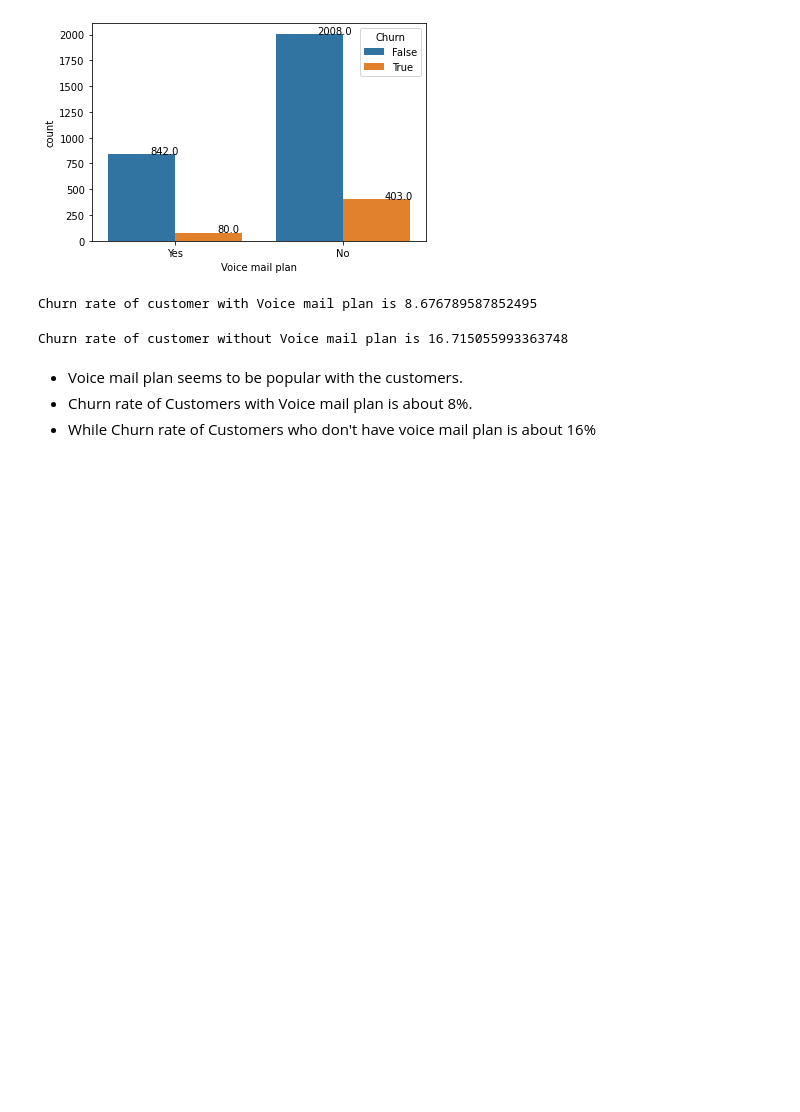
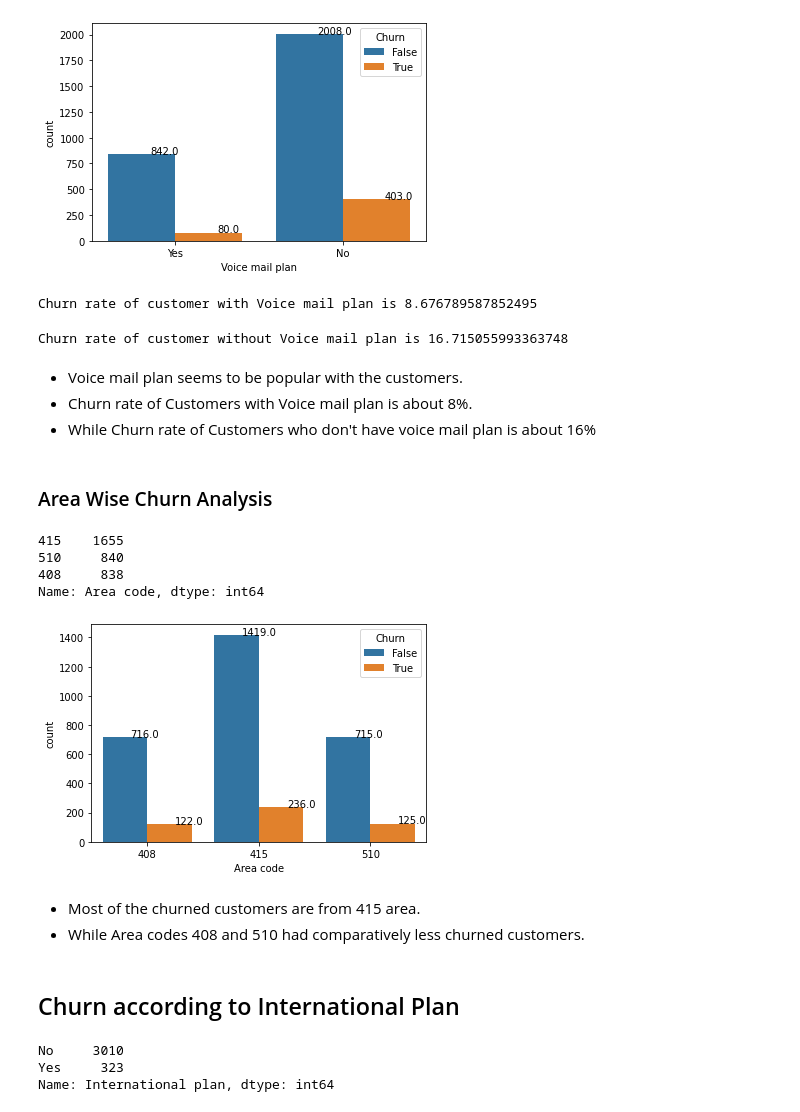
Before and after one commit to omajipawar/Telecom-Churn-Analysis, a Jupyter notebook: Telecom_Churn_Analysis_(Omaji_Pawar)_Capstone_Project.ipynb, the cells around one changed output. Drawn from its saved outputs; the diff is of its cells as text; code cells hidden in the pictures; blank space fills up the shorter version.

```diff
--- a/Telecom_Churn_Analysis_(Omaji_Pawar)_Capstone_Project.ipynb
+++ b/Telecom_Churn_Analysis_(Omaji_Pawar)_Capstone_Project.ipynb
@@ -245,3 +248,36 @@ Churn rate of customer without Voice mail plan is 16.715055993363748
 *   Voice mail plan seems to be popular with the customers.
 *   Churn rate of Customers with Voice mail plan is about 8%.
 *   While Churn rate of Customers who don't have voice mail plan is about 16%
+# %% [markdown]
+### Area Wise Churn Analysis
+# %%
+#Value counts of column 'Area code'
+df['Area code'].value_counts()
+# %% [output]
+415    1655
+510     840
+408     838
+Name: Area code, dtype: int64
+# %%
+#Plotting a countplot showing Area Wise Churn Analysis
+ax = sns.countplot(x='Area code',hue='Churn',data=df)
+for p in ax.patches:
+   ax.annotate('{:.1f}'.format(p.get_height()), (p.get_x()+0.25, p.get_height()+0.01))
+
+plt.show()
+# %% [output]
+[figure, added]
+# %% [markdown]
+
+
+*   Most of the churned customers are from 415 area.
+*   While Area codes 408 and 510 had comparatively less churned customers.
+# %% [markdown]
+## Churn according to International Plan
+# %%
+#Value counts of International plan column
+df['International plan'].value_counts()
+# %% [output]
+No     3010
+Yes     323
+Name: International plan, dtype: int64
```
Also changed, not shown: parts of 5 cells of this notebook.
